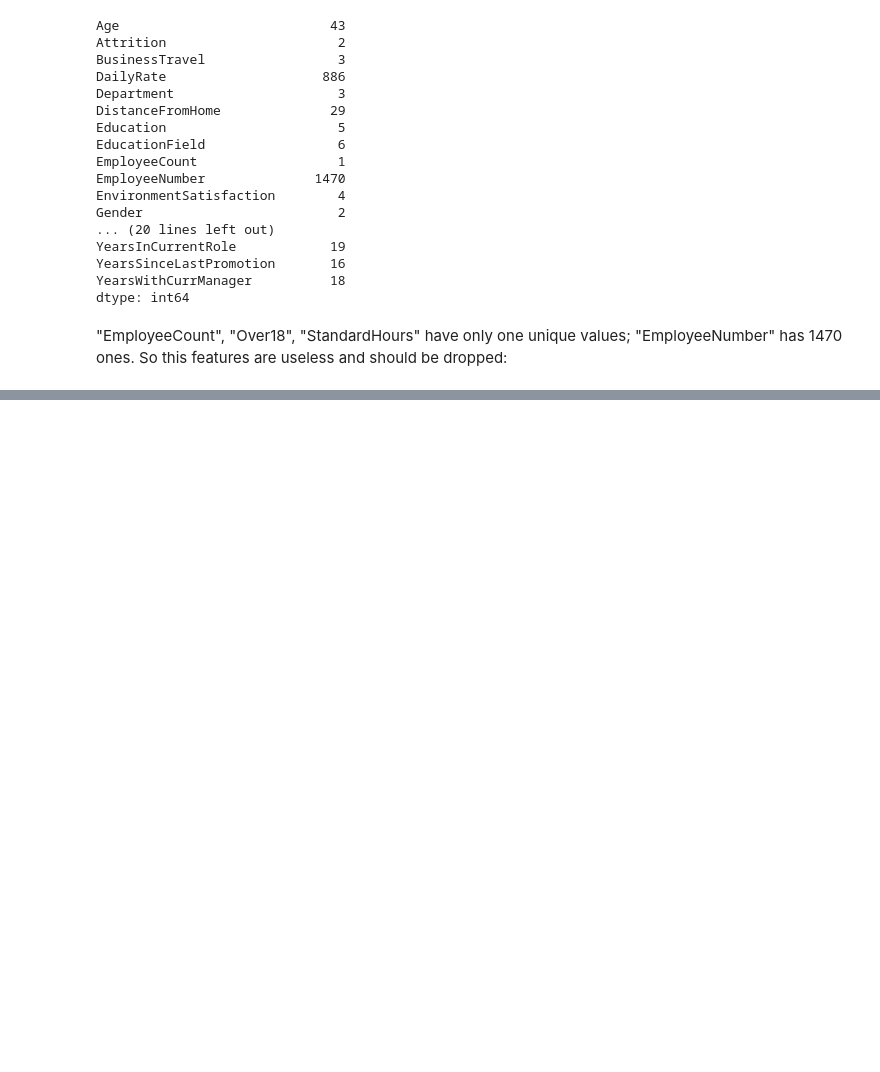
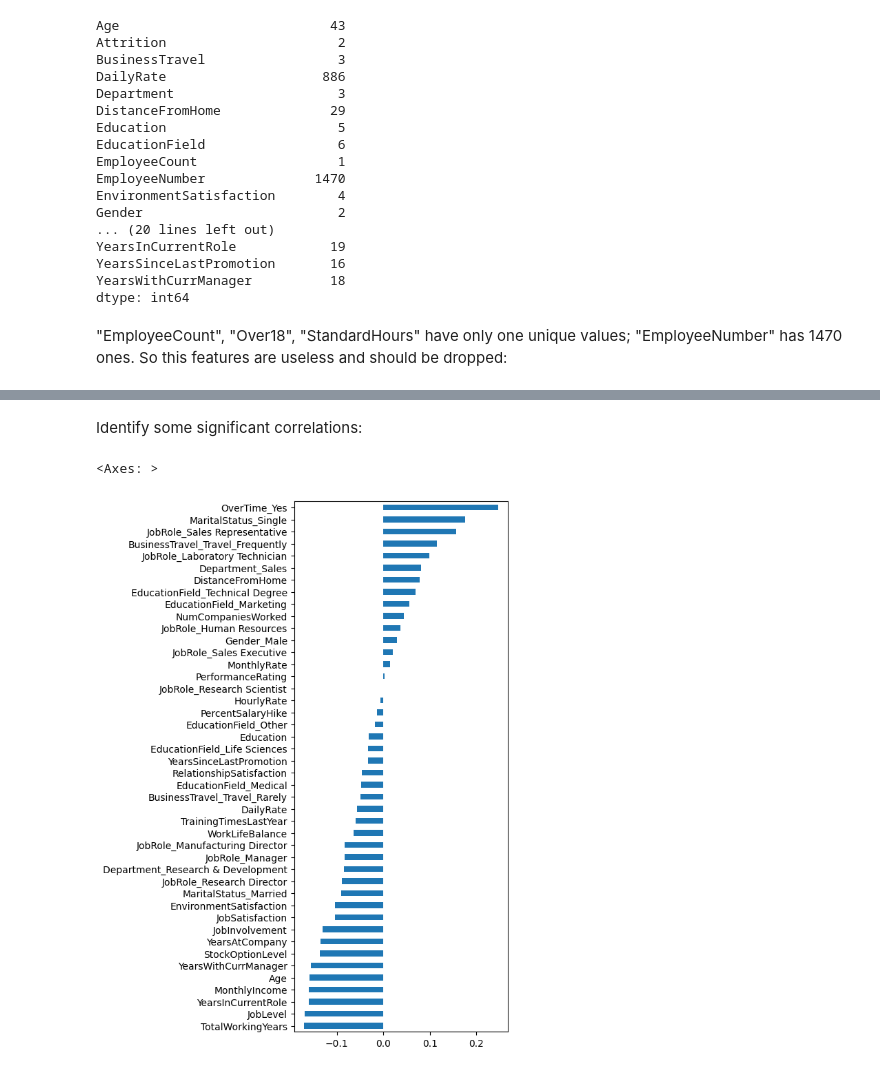
Before and after one commit to aurls/manitoba, a Jupyter notebook: src/manitoba.ipynb, the cells around one changed output, grey strips where cells are left out. Cells and saved outputs as stored; diff of their text form; code cells hidden in the pictures; blank space fills up the shorter version.

```diff
--- a/src/manitoba.ipynb
+++ b/src/manitoba.ipynb
@@ -125,0 +132,9 @@ Counting unique values:
+# %%
+for column in data.columns:
+  if data[column].dtype == object:
+    if column == "Attrition":
+      continue
+
+    print(column)
+    print(data[column].value_counts())
+    print("====================================")
@@ -152,11 +236,0 @@ data.drop(["EmployeeCount", "EmployeeNumber", "Over18", "StandardHours"], axis="
-# %%
-categorical_columns = []
-
-for column in data.columns:
-    if data[column].dtype == object and len(data[column].unique()) <= 30:
-        categorical_columns.append(column)
-        print(column)
-        print(data[column].value_counts())
-        print("====================================")
-
-categorical_columns.remove("Attrition")
@@ -233,9 +236,0 @@ Work-Life Balance:
-# %%
-numerical_columns = []
-
-for column in data.columns:
-    if data[column].dtypes != object and data[column].nunique() < 30:
-        numerical_columns.append(column)
-        print(column)
-        print(data[column].unique())
-        print("====================================")
@@ -259,0 +239,7 @@ YearsWithCurrManager
+# %%
+label = LabelEncoder()
+data["Attrition"] = label.fit_transform(data.Attrition)
+
+dummy_columns = [column for column in data.drop("Attrition", axis=1).columns if data[column].dtypes == object]
+data = pd.get_dummies(data, columns=dummy_columns, drop_first=True, dtype="uint8")
+data.info()
@@ -259,0 +264,7 @@ YearsWithCurrManager
+# %% [markdown]
+Identify some significant correlations:
+# %%
+data.drop("Attrition", axis=1).corrwith(data.Attrition).sort_values().plot(kind="barh", figsize=(4, 10))
+# %% [output]
+<Axes: >
+[figure, added]
```
Also changed, not shown: parts of 21 cells of this notebook.
